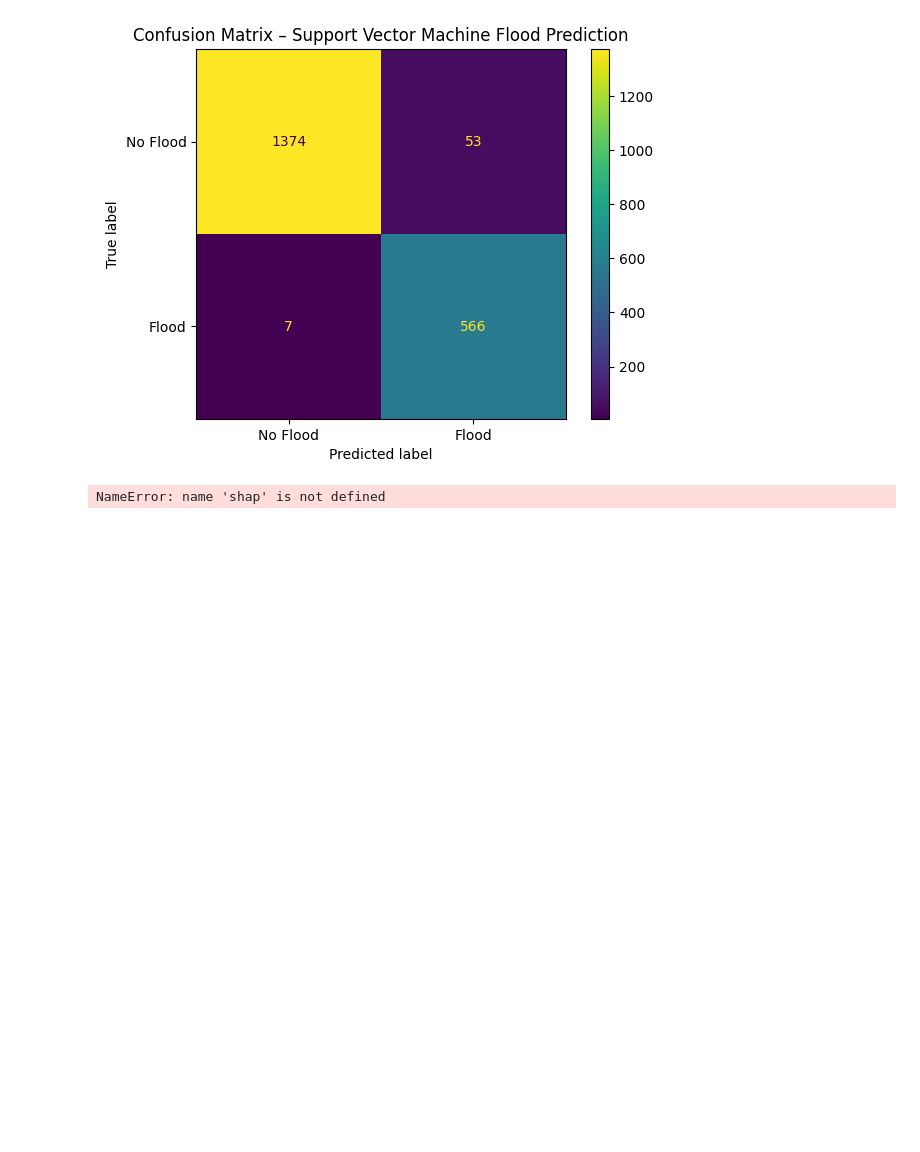
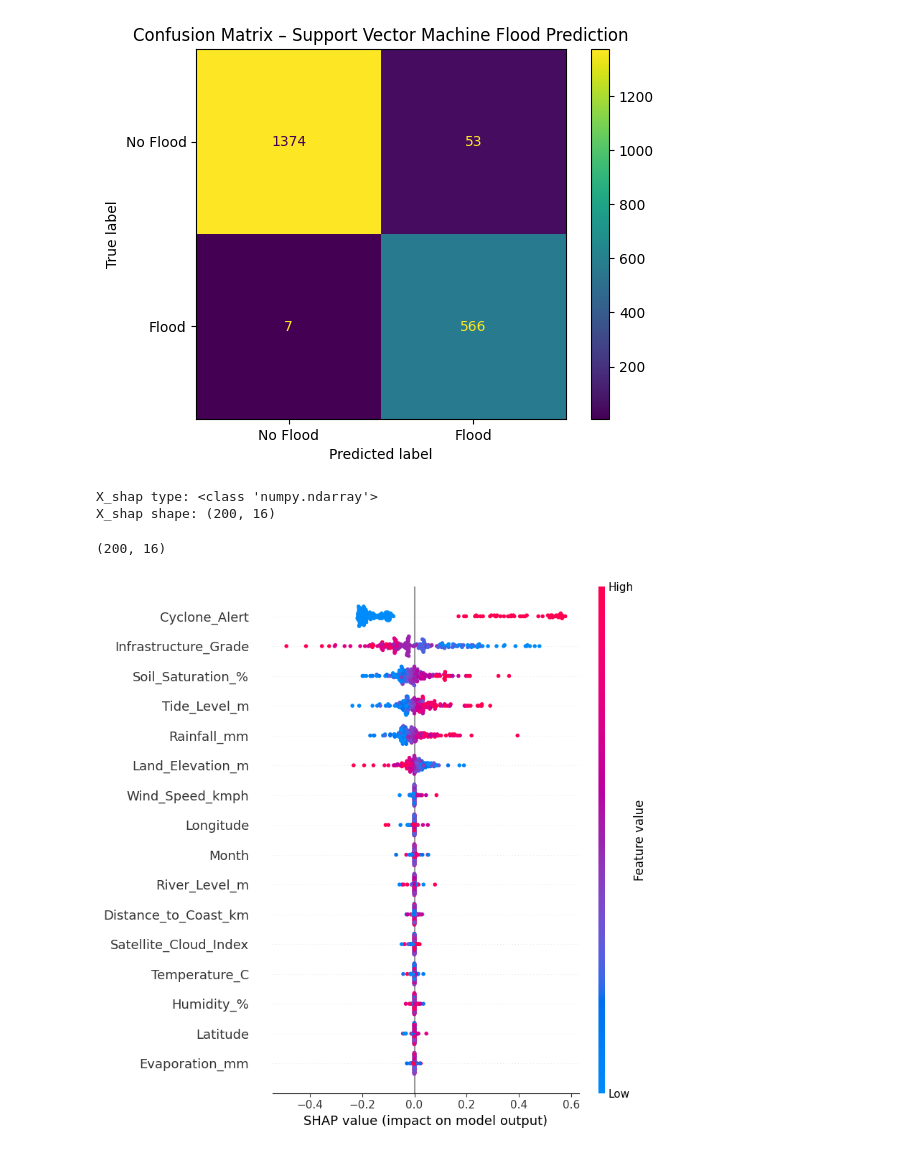
Before and after one commit to Shelly10-10/flood_prediction, a Jupyter notebook: disaster.ipynb, the cells around one changed output. Drawn from its saved outputs; the diff is of its cells as text; code cells hidden in the pictures; blank space fills up the shorter version.

```diff
--- a/disaster.ipynb
+++ b/disaster.ipynb
@@ -288,6 +308,37 @@ explainer_svm = shap.KernelExplainer(
+# %%
+print("X_shap type:", type(X_shap))
+print("X_shap shape:", X_shap.shape)
+# %% [output]
+X_shap type: <class 'numpy.ndarray'>
+X_shap shape: (200, 16)
+# %%
+def svm_flood_proba(X):
+    return svm_model.predict_proba(X)[:, 1]   # ONLY class 1
+# %%
+import shap
+
+X_bg = shap.sample(X_train_scaled, 50, random_state=42)
+
+explainer_svm = shap.KernelExplainer(
+    svm_flood_proba,   # 🔑 scalar output
+    X_bg
+)
 # %%
-X_shap = shap.sample(X_np, 200, random_state=42)
+X_shap = shap.sample(X_test_scaled, 200, random_state=42)
 
 shap_values_svm = explainer_svm.shap_values(X_shap)
+
+print(np.array(shap_values_svm).shape)
 # %% [output]
-NameError: name 'shap' is not defined
+(200, 16)
+# %%
+# DO NOT index with [1]
+shap.summary_plot(
+    shap_values_svm,     # ✅ full matrix
+    X_shap,
+    feature_names=X.columns,
+    plot_type="dot",
+    max_display=20
+)
+# %% [output]
+[figure, added]
```
Also changed, not shown: parts of 10 cells of this notebook.
